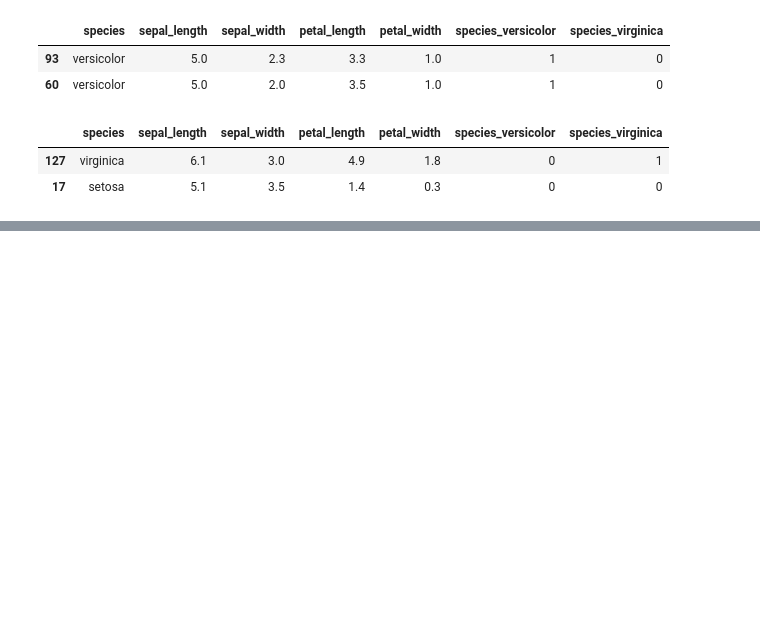
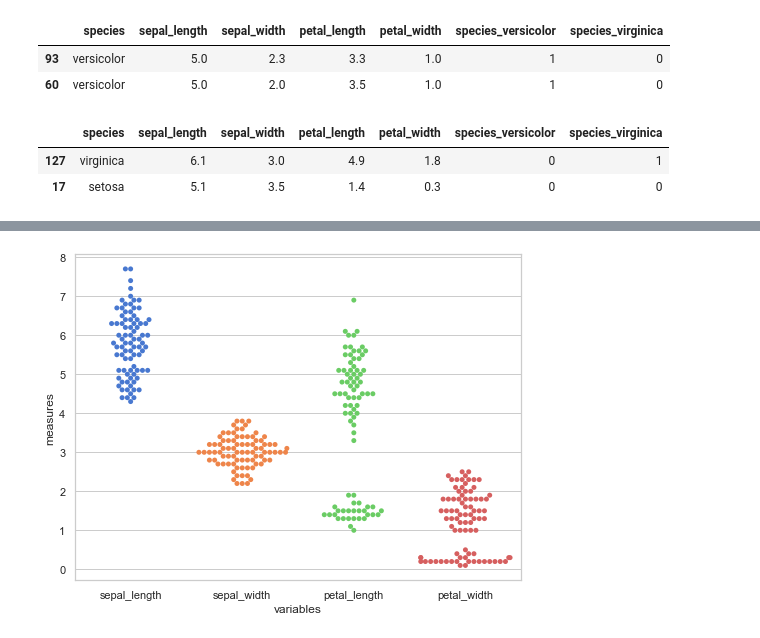
Before and after one commit to o0amandagomez0o/classification-exercises, a Jupyter notebook: classification_exercises.ipynb, the cells around one changed output, grey strips where cells are left out. Saved outputs shown, nothing was run; the diff lists cells and outputs as text; code cells hidden in the pictures; blank space fills up the shorter version.

```diff
--- a/classification_exercises.ipynb
+++ b/classification_exercises.ipynb
@@ -668,0 +683,3 @@ test.head(2)
+# %%
+iris_df = acquire.get_iris_data()
+iris_df.head(2)
@@ -668,0 +692,2 @@ test.head(2)
+# %%
+train, validate, test = prepare.prep_iris(iris_df)
@@ -668,0 +709,3 @@ test.head(2)
+# %%
+melt = train[['species','sepal_length', 'sepal_width', 'petal_length', 'petal_width']].melt(id_vars='species', var_name='variables', value_name = 'measures')
+melt.head()
@@ -668,0 +719,14 @@ test.head(2)
+# %%
+sns.set(style="whitegrid", palette="muted")
+
+plt.figure(figsize=(8,6))
+p = sns.swarmplot(
+    x="variables",
+    y="measures",
+    #hue="survived",
+    data=melt,
+)
+
+plt.show()
+# %% [output]
+[figure, added]
```
Also changed, not shown: parts of 25 cells of this notebook, 1 other file.
